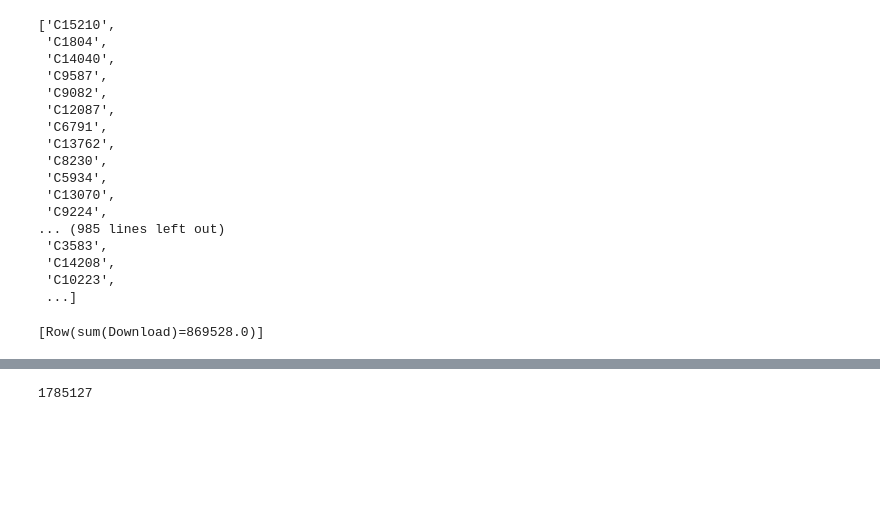
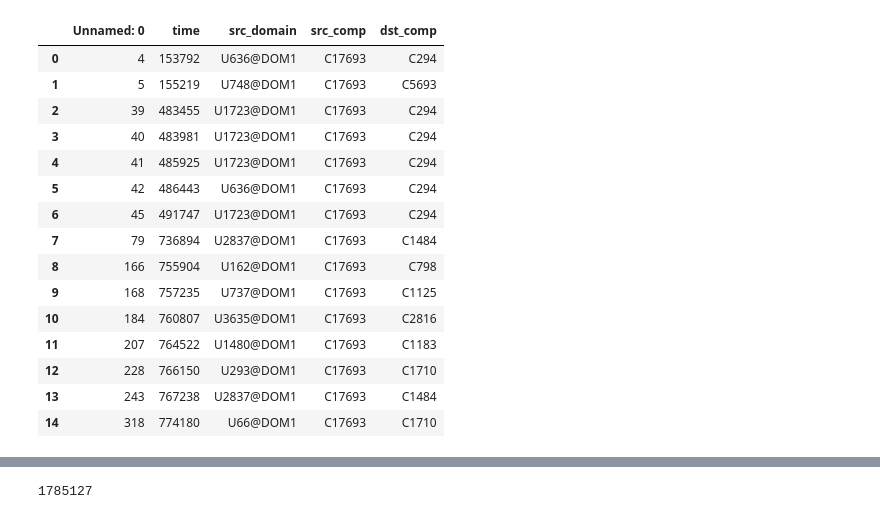
Before and after one commit to NathanLaird/NetworkTrafficAnalysis, a Jupyter notebook: Day1_Active_User_Flows_Intro.ipynb, the cells around one changed output, grey strips where cells are left out. Drawn from its saved outputs; the diff is of its cells as text; code cells hidden in the pictures; blank space fills up the shorter version.

```diff
--- a/Day1_Active_User_Flows_Intro.ipynb
+++ b/Day1_Active_User_Flows_Intro.ipynb
@@ -82,28 +82,27 @@ DNS_df = spark.createDataFrame(rdd_DNS,DNS_schema)
 active_comps_df = pd.read_csv('Summary/Day1/active_comps_df.csv')
 active_user_df= pd.read_csv('Summary/Day1/active_users_df.csv')
 active_red_team =pd.read_csv('Summary/Day1/active_red_team.csv')
+# %%
+active_red_team.head(15)
+# %% [output]
+|  | Unnamed: 0 | time | src_domain | src_comp | dst_comp |
+| 0 | 4 | 153792 | U636@DOM1 | C17693 | C294 |
+| 1 | 5 | 155219 | U748@DOM1 | C17693 | C5693 |
+| 2 | 39 | 483455 | U1723@DOM1 | C17693 | C294 |
+| 3 | 40 | 483981 | U1723@DOM1 | C17693 | C294 |
+| 4 | 41 | 485925 | U1723@DOM1 | C17693 | C294 |
+| 5 | 42 | 486443 | U636@DOM1 | C17693 | C294 |
+| 6 | 45 | 491747 | U1723@DOM1 | C17693 | C294 |
+| 7 | 79 | 736894 | U2837@DOM1 | C17693 | C1484 |
+| 8 | 166 | 755904 | U162@DOM1 | C17693 | C798 |
+| 9 | 168 | 757235 | U737@DOM1 | C17693 | C1125 |
+| 10 | 184 | 760807 | U3635@DOM1 | C17693 | C2816 |
+| 11 | 207 | 764522 | U1480@DOM1 | C17693 | C1183 |
+| 12 | 228 | 766150 | U293@DOM1 | C17693 | C1710 |
+| 13 | 243 | 767238 | U2837@DOM1 | C17693 | C1484 |
+| 14 | 318 | 774180 | U66@DOM1 | C17693 | C1710 |
 # %%
 active_comps_df.columns = ['ignore','comp','count_user']
-# %%
-list(active_comps_df['comp'])
-# %% [output]
-['C15210',
- 'C1804',
- 'C14040',
- 'C9587',
- 'C9082',
- 'C12087',
- 'C6791',
- 'C13762',
- 'C8230',
- 'C5934',
- 'C13070',
- 'C9224',
-... (985 lines left out)
- 'C3583',
- 'C14208',
- 'C10223',
- ...]
 # %%
 active_flow_df = flow_df.where(col("src_comp").isin(list(active_comps_df['comp'])) | col("dst_comp").isin(list(active_comps_df['comp'])))
 # %%
@@ -114,4 +114,0 @@ active_flow_df = active_flow_df.withColumn('Upload', add_upload(active_flow_df['
-# %%
-active_flow_df.agg({"Download":"sum"}).collect()
-# %% [output]
-[Row(sum(Download)=869528.0)]
```
Also changed, not shown: parts of 35 cells of this notebook.
